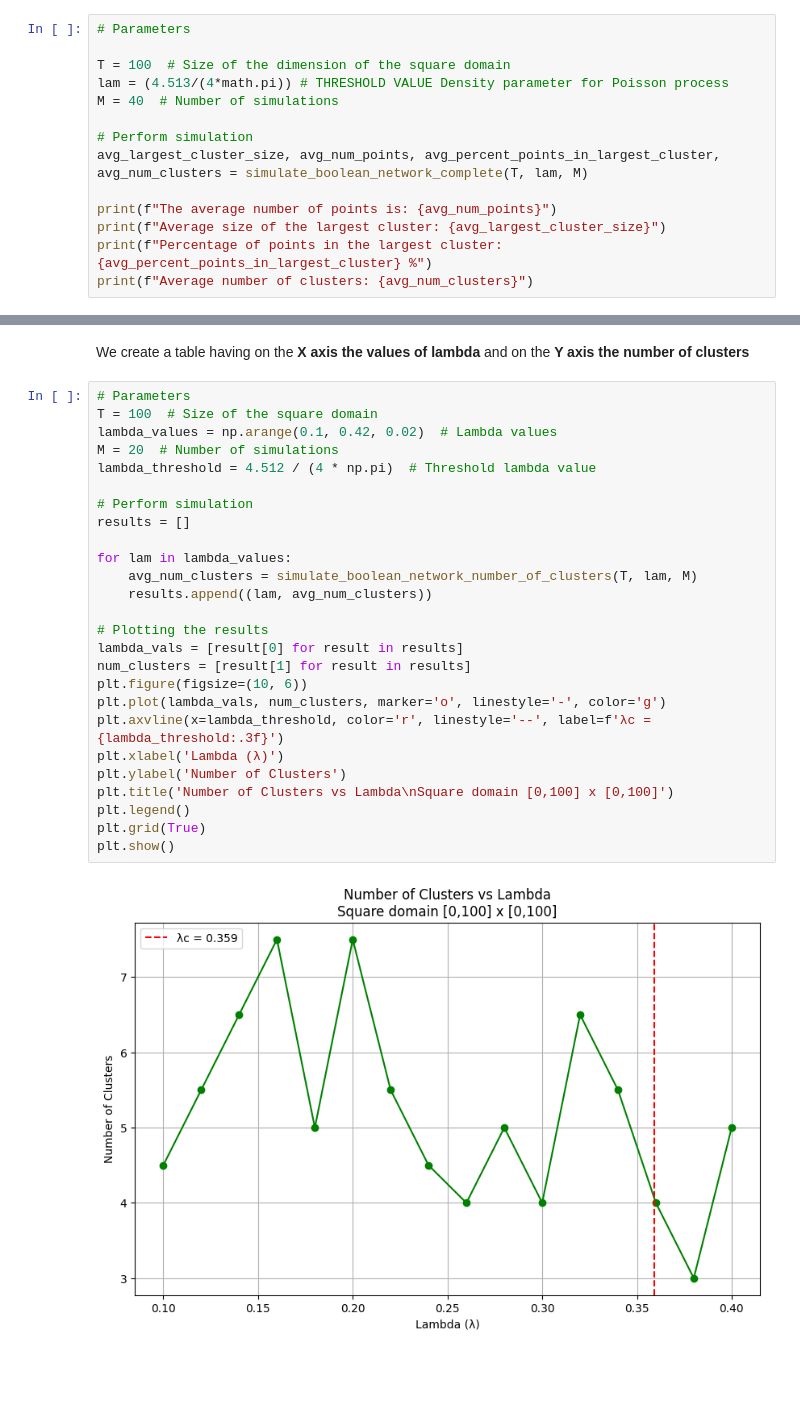
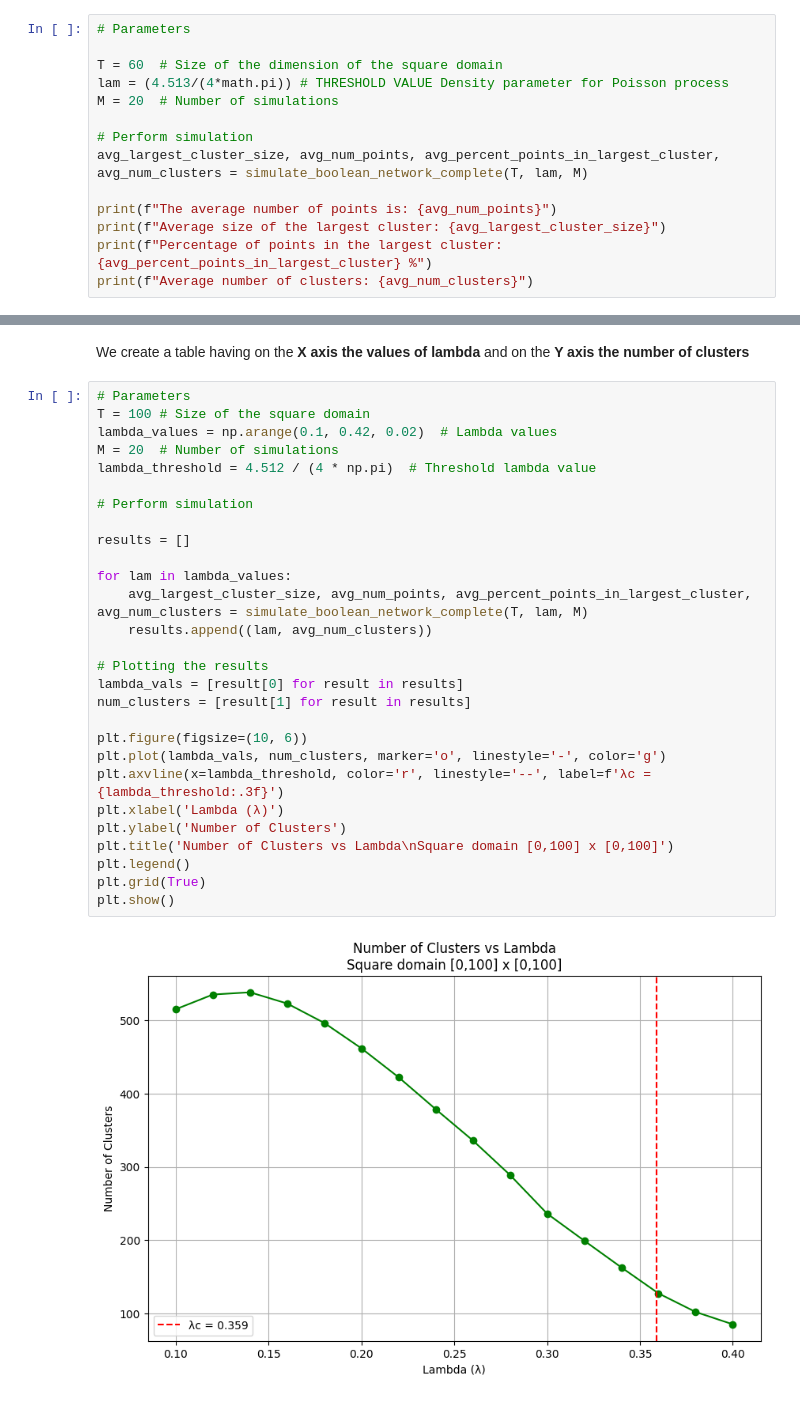
Before and after one commit to lorenzosquassoni/PERCOLATION-ON-BOOLEAN-NETWORKS, a Jupyter notebook: PERCOLATION ON BOOLEAN NETWORKS PROJECT.ipynb, the cells around one changed output, grey strips where cells are left out. Cells and saved outputs as stored; diff of their text form; blank space fills up the shorter version.

Commit message:
final charts

```diff
--- a/PERCOLATION ON BOOLEAN NETWORKS PROJECT.ipynb
+++ b/PERCOLATION ON BOOLEAN NETWORKS PROJECT.ipynb
@@ -314,9 +314,9 @@ $$
 # %%
 # Parameters
 
-T = 100  # Size of the dimension of the square domain
+T = 60  # Size of the dimension of the square domain
 lam = (4.513/(4*math.pi)) # THRESHOLD VALUE Density parameter for Poisson process
-M = 40  # Number of simulations
+M = 20  # Number of simulations
 
 # Perform simulation
 avg_largest_cluster_size, avg_num_points, avg_percent_points_in_largest_cluster, avg_num_clusters = simulate_boolean_network_complete(T, lam, M)
@@ -401,29 +403,31 @@ plt.show()
 We create a table having on the **X axis the values of lambda** and on the **Y axis the number of clusters**
 # %%
 # Parameters
-T = 100  # Size of the square domain
+T = 100 # Size of the square domain
 lambda_values = np.arange(0.1, 0.42, 0.02)  # Lambda values
 M = 20  # Number of simulations
 lambda_threshold = 4.512 / (4 * np.pi)  # Threshold lambda value
 
 # Perform simulation
+
 results = []
 
 for lam in lambda_values:
-    avg_num_clusters = simulate_boolean_network_number_of_clusters(T, lam, M)
+    avg_largest_cluster_size, avg_num_points, avg_percent_points_in_largest_cluster, avg_num_clusters = simulate_boolean_network_complete(T, lam, M)
     results.append((lam, avg_num_clusters))
 
 # Plotting the results
 lambda_vals = [result[0] for result in results]
 num_clusters = [result[1] for result in results]
+
 plt.figure(figsize=(10, 6))
 plt.plot(lambda_vals, num_clusters, marker='o', linestyle='-', color='g')
 plt.axvline(x=lambda_threshold, color='r', linestyle='--', label=f'λc = {lambda_threshold:.3f}')
 plt.xlabel('Lambda (λ)')
 plt.ylabel('Number of Clusters')
 plt.title('Number of Clusters vs Lambda\nSquare domain [0,100] x [0,100]')
 plt.legend()
 plt.grid(True)
 plt.show()
 # %% [output]
-[figure, old version]
+[figure, new version]
```
Also changed, not shown: parts of 6 cells of this notebook.
